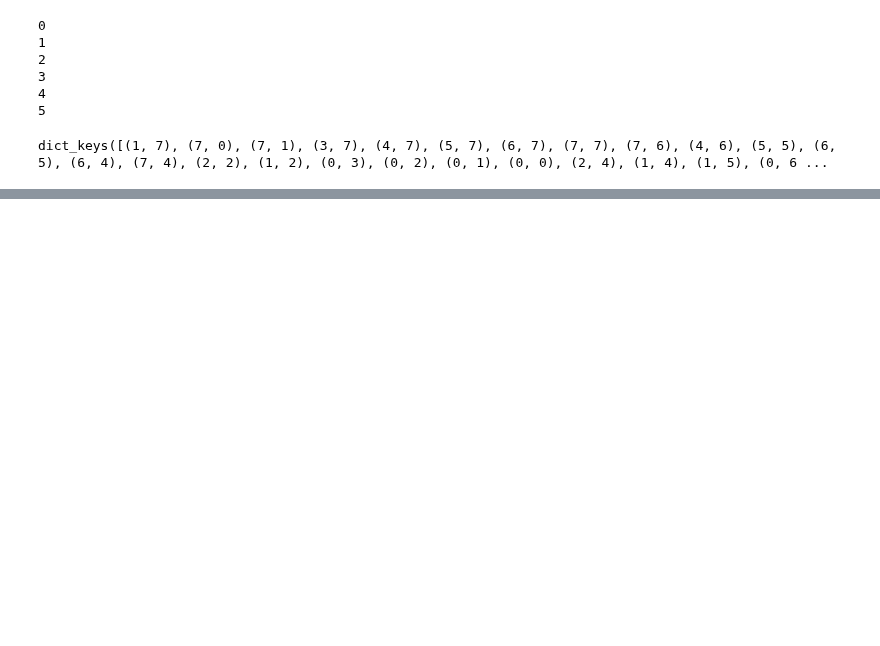
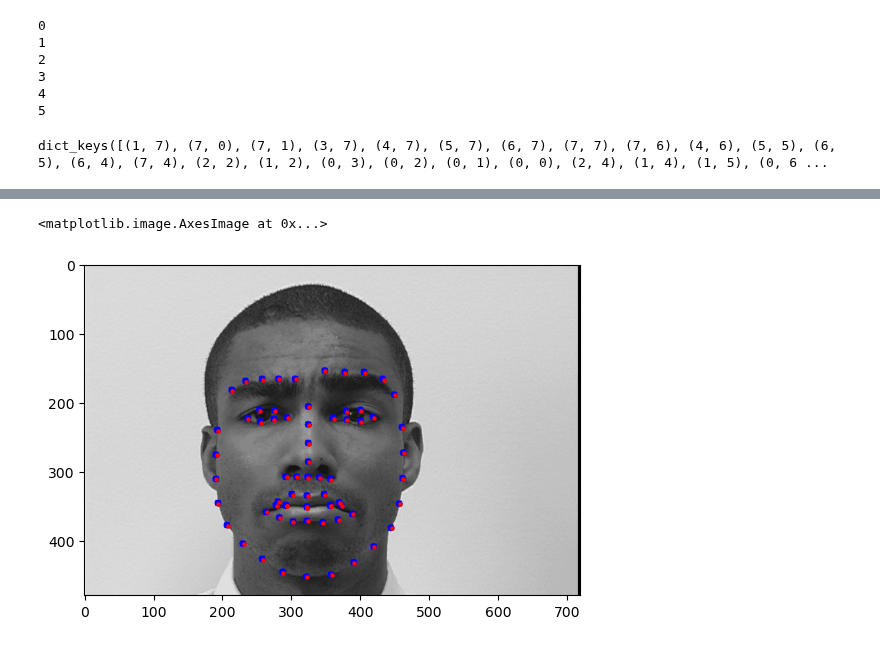
Before and after one commit to aliciaamaliaalvarezmon/SynthesisEmotions, a Jupyter notebook: Notebook/SynthesisEmotionAlgo.ipynb, the cells around one changed output, grey strips where cells are left out. Drawn from its saved outputs; the diff is of its cells as text; code cells hidden in the pictures; blank space fills up the shorter version.

```diff
--- a/Notebook/SynthesisEmotionAlgo.ipynb
+++ b/Notebook/SynthesisEmotionAlgo.ipynb
@@ -39,0 +65,5 @@ dict_keys([(1, 7), (7, 0), (7, 1), (3, 7), (4, 7), (5, 7), (6, 7), (7, 7), (7, 6
+# %%
+
+with open('../S504_006_00000018_landmarks.txt') as f:
+    lines = f.readlines()
+lines
@@ -39,0 +88,7 @@ dict_keys([(1, 7), (7, 0), (7, 1), (3, 7), (4, 7), (5, 7), (6, 7), (7, 7), (7, 6
+# %%
+landmarks = []
+for l in lines:
+    #print(float(l.split(' ')[3]), float(l.split(' ')[6] ))
+    landmarks.append([float(l.split(' ')[3]),float(l.split(' ')[6])])
+landmarks = np.asarray(landmarks)
+landmarks
@@ -39,0 +113,16 @@ dict_keys([(1, 7), (7, 0), (7, 1), (3, 7), (4, 7), (5, 7), (6, 7), (7, 7), (7, 6
+# %%
+import matplotlib.image as mpimg
+image = cv2.imread('../S504_006_00000018.png')
+image2= cv2.cvtColor(image, cv2.COLOR_BGR2GRAY)
+cv2.imwrite('../LANDMARKED_IMG_GRAY.png', image2)
+image3 = cv2.imread('../LANDMARKED_IMG_GRAY.png')
+pts = landmarks
+#plt.plot(640, 570, "og", markersize=10)  # og:shorthand for green circle
+diff = plt.scatter(pts[:, 0], pts[:, 1], marker="o", color="red", s=5)
+for i in pts:
+    image3 = cv2.circle(image3, (int(i[0]),int(i[1])), radius=5, color=(0,0,255), thickness=-1)
+cv2.imwrite('../LANDMARKED_IMG.png', image3)
+plt.imshow(image3)
+# %% [output]
+<matplotlib.image.AxesImage at 0x...>
+[figure, added]
```
Also changed, not shown: parts of 9 cells of this notebook.
